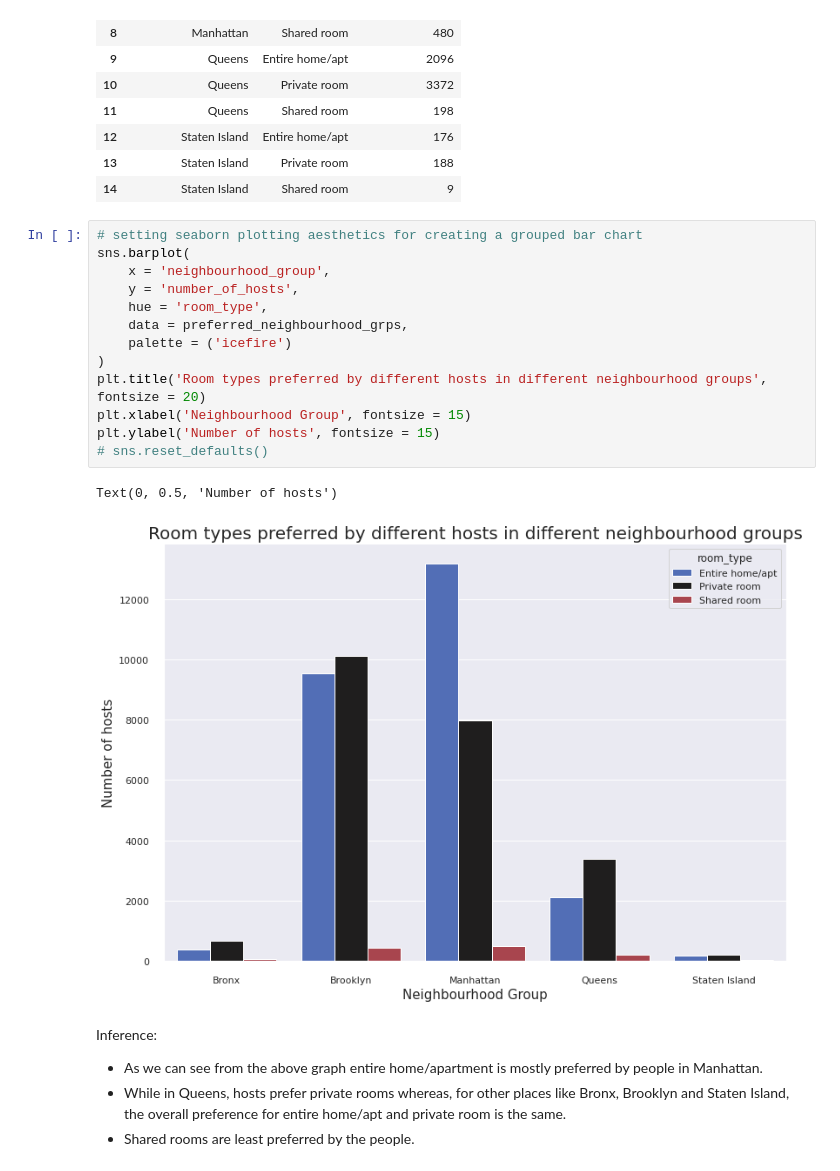
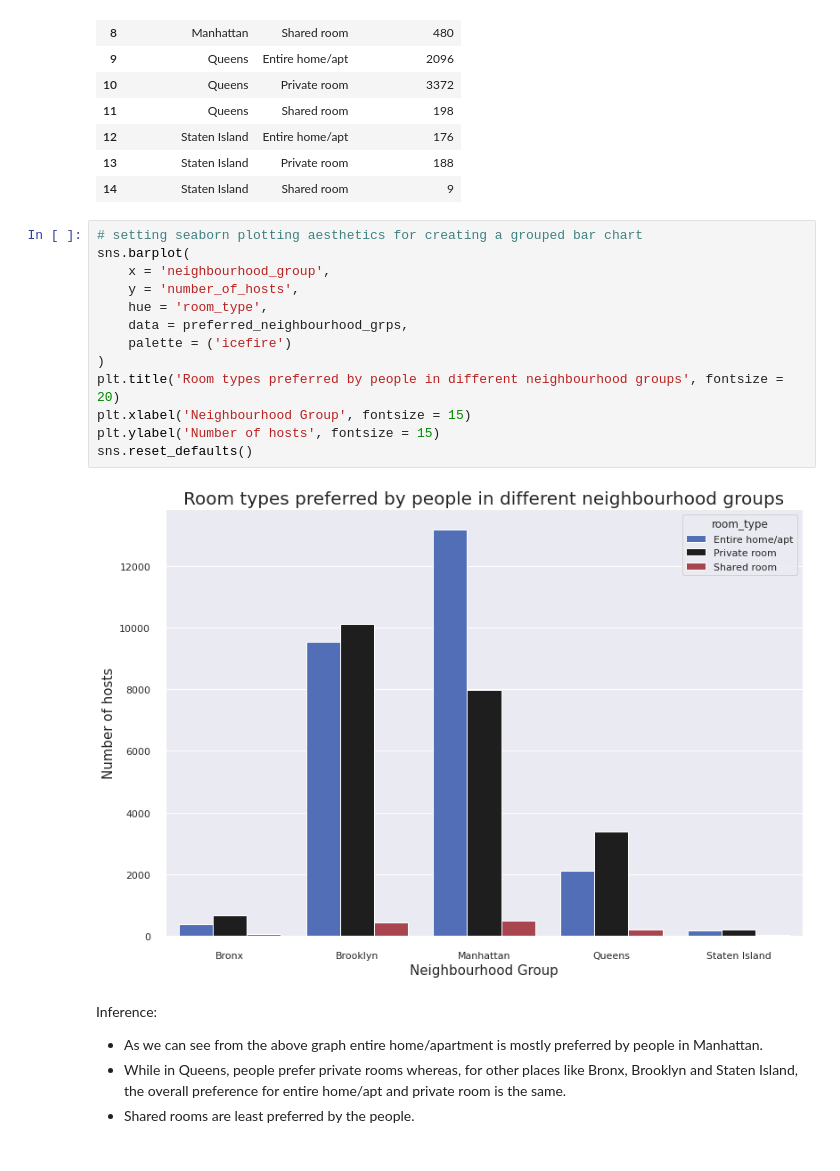
Before and after one commit to codeboy47/airbnb-booking-analysis, a Jupyter notebook: Akshit_Singh_Notebook.ipynb, the cells around one changed output. Cells and saved outputs as stored; diff of their text form.

```diff
--- a/Akshit_Singh_Notebook.ipynb
+++ b/Akshit_Singh_Notebook.ipynb
@@ -482,23 +484,22 @@ preferred_neighbourhood_grps
 # %%
 # setting seaborn plotting aesthetics for creating a grouped bar chart
 sns.barplot(
     x = 'neighbourhood_group',
     y = 'number_of_hosts',
     hue = 'room_type',
     data = preferred_neighbourhood_grps,
     palette = ('icefire')
 )
-plt.title('Room types preferred by different hosts in different neighbourhood groups', fontsize = 20)
+plt.title('Room types preferred by people in different neighbourhood groups', fontsize = 20)
 plt.xlabel('Neighbourhood Group', fontsize = 15)
 plt.ylabel('Number of hosts', fontsize = 15)
-# sns.reset_defaults()
+sns.reset_defaults()
 # %% [output]
-Text(0, 0.5, 'Number of hosts')
-[figure, old version]
+[figure, new version]
 # %% [markdown]
 Inference: <br>
 
 
 *   As we can see from the above graph entire home/apartment is mostly preferred by people in Manhattan.
-*   While in Queens, hosts prefer private rooms whereas, for other places like Bronx, Brooklyn and Staten Island, the overall preference for entire home/apt and private room is the same.
+*   While in Queens, people prefer private rooms whereas, for other places like Bronx, Brooklyn and Staten Island, the overall preference for entire home/apt and private room is the same.
 *   Shared rooms are least preferred by the people.
```
Also changed, not shown: parts of 11 cells of this notebook.
